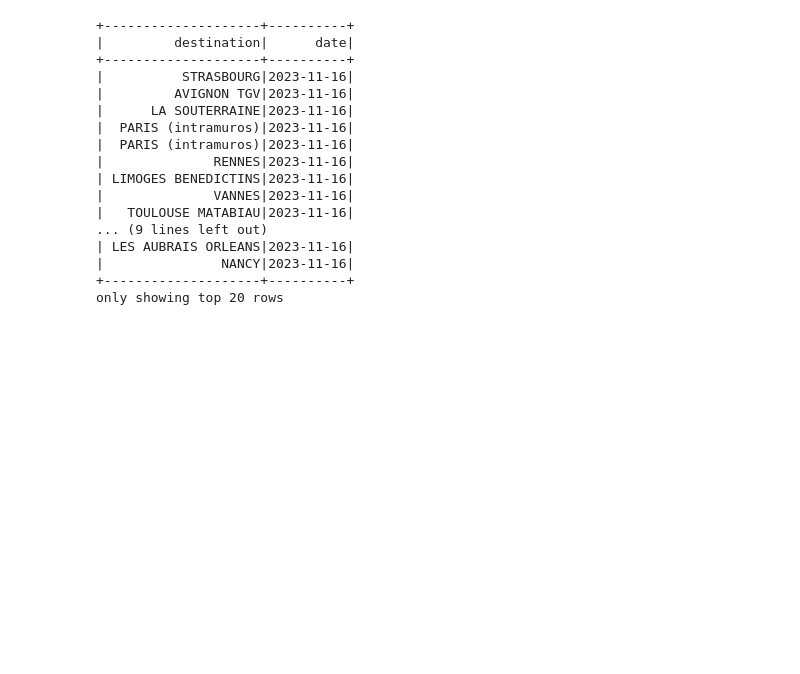
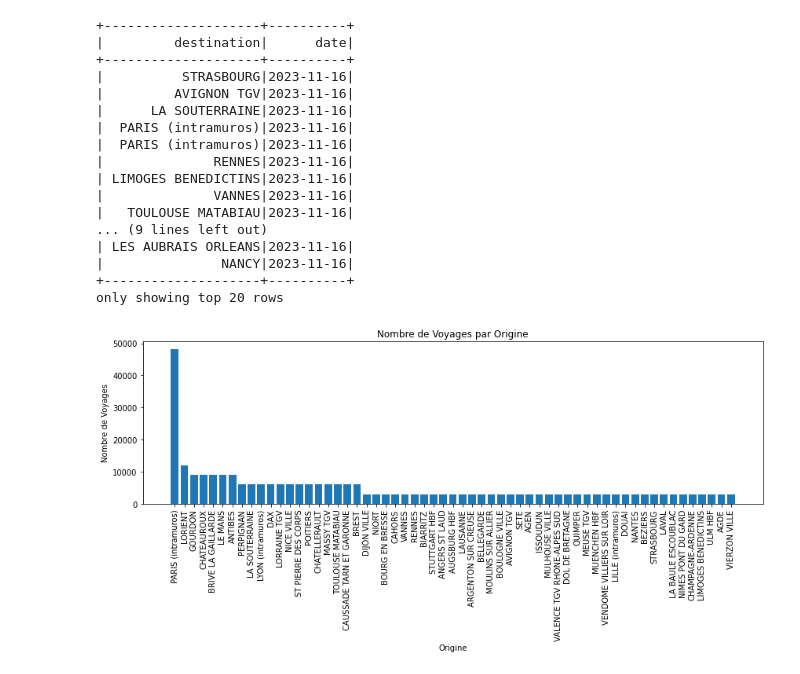
Before and after one commit to IPSSITP/GROUPE_1_10_2023, a Jupyter notebook: ANALYSE DATA SNCF.ipynb, the cells around one changed output. Cells and saved outputs as stored; diff of their text form; code cells hidden in the pictures; blank space fills up the shorter version.

```diff
--- a/ANALYSE DATA SNCF.ipynb
+++ b/ANALYSE DATA SNCF.ipynb
@@ -287,3 +287,29 @@ sorted_destinations.show()
 |               NANCY|2023-11-16|
 +--------------------+----------+
 only showing top 20 rows
+# %%
+# Sélectionnez la colonne d'origine
+selected_column = df.select("origine")
+
+# Comptez le nombre de voyages par origine
+counts_by_origine = selected_column.groupBy("origine").count()
+
+# Triez les origines par nombre de voyages dans l'ordre décroissant
+sorted_origines = counts_by_origine.orderBy(col("count").desc())
+
+# Transformez les résultats en pandas DataFrame pour la création du graphique
+df_pandas = sorted_origines.toPandas()
+
+# Créez un graphique à barres
+plt.figure(figsize=(12, 6))
+plt.bar(df_pandas["origine"], df_pandas["count"])
+plt.xlabel("Origine")
+plt.ylabel("Nombre de Voyages")
+plt.title("Nombre de Voyages par Origine")
+plt.xticks(rotation=90)
+plt.tight_layout()
+
+# Affichez le graphique
+plt.show()
+# %% [output]
+[figure, added]
```
